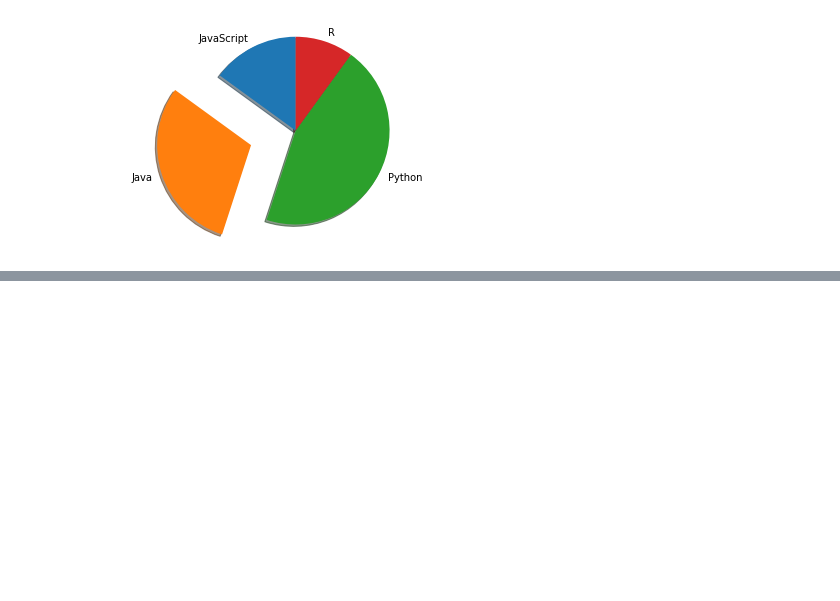
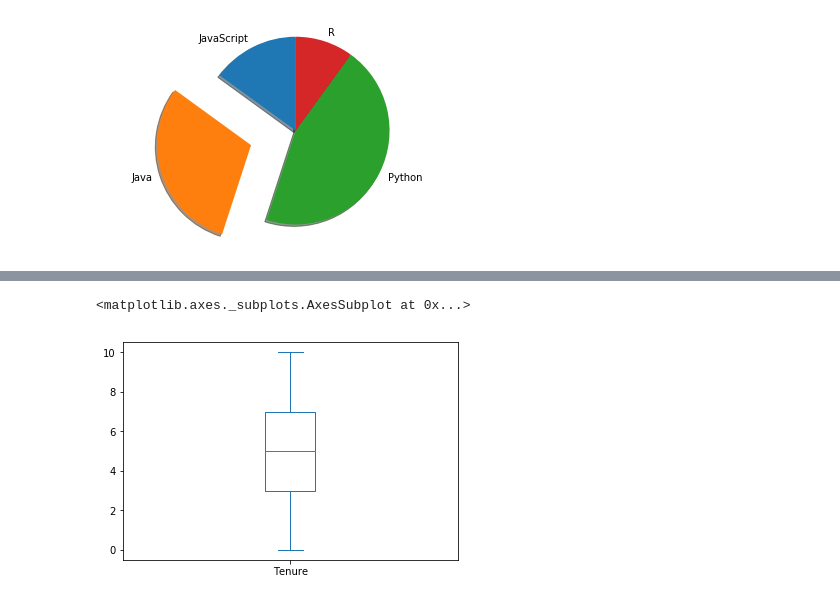
Before and after one commit to omonuj/Python-for-data-science, a Jupyter notebook: Matplotlib.ipynb, the cells around one changed output, grey strips where cells are left out. Cells and saved outputs as stored; diff of their text form; code cells hidden in the pictures; blank space fills up the shorter version.

Commit message:
Finalize Matplotlib notebook

```diff
--- a/Matplotlib.ipynb
+++ b/Matplotlib.ipynb
@@ -163,0 +176,5 @@ plt.show()
+# %%
+churn_df['Tenure'].plot.box()
+# %% [output]
+<matplotlib.axes._subplots.AxesSubplot at 0x...>
+[figure, added]
```
Also changed, not shown: parts of 2 cells of this notebook.
